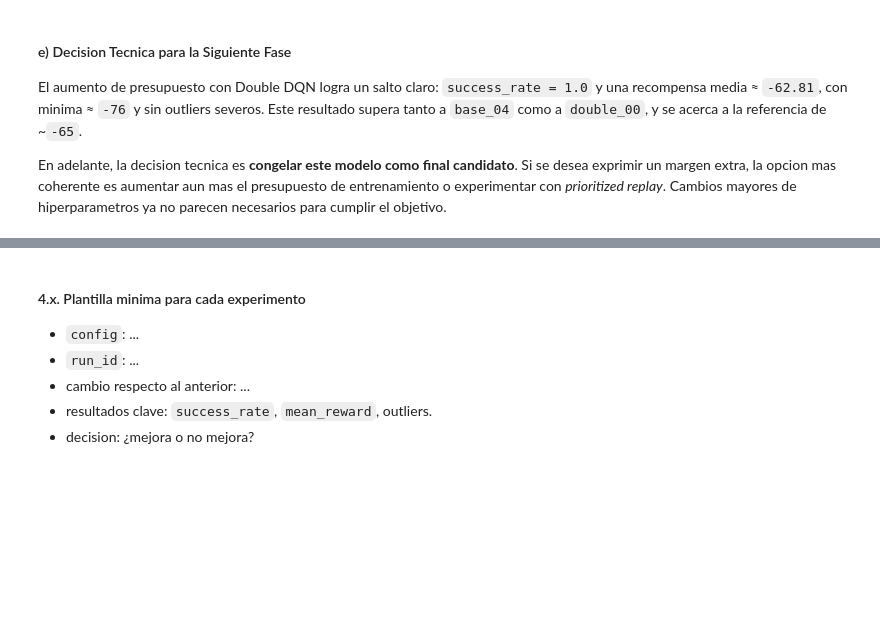
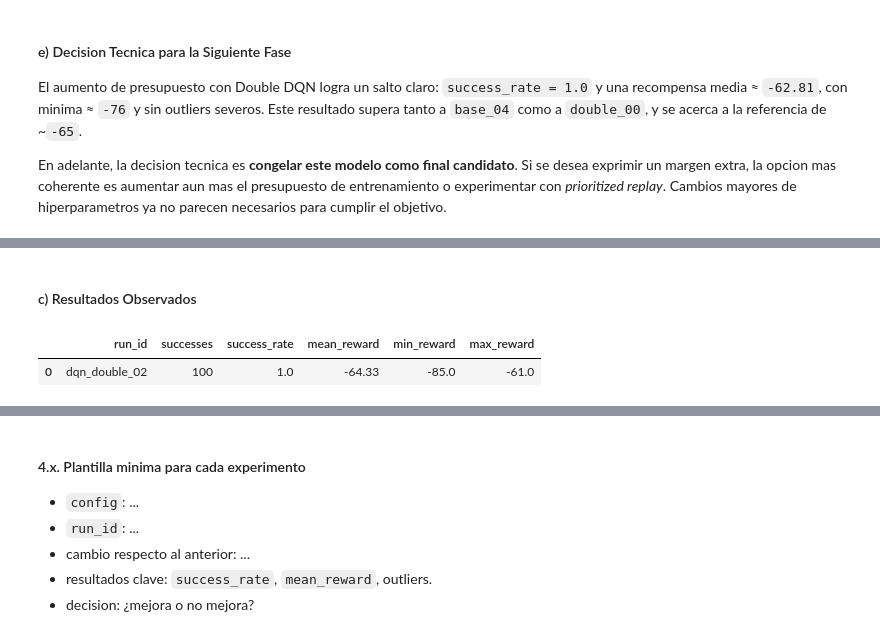
Before and after one commit to fresvel/08MIAR_PROYECTO, a Jupyter notebook: main.ipynb, the cells around one changed output, grey strips where cells are left out. Drawn from its saved outputs; the diff is of its cells as text; code cells hidden in the pictures; blank space fills up the shorter version.

Commit message:
Resultados 2M

```diff
--- a/main.ipynb
+++ b/main.ipynb
@@ -1483,0 +1524,17 @@ Solo si se busca mejorar mas alla de ~`-63`, se propone: (i) aumentar `nb_steps`
+# %% [markdown]
+#### c) Resultados Observados
+# %%
+double_high2_summary = pd.DataFrame([
+    {
+        'run_id': DOUBLE_HIGH2_RUN_ID,
+        'successes': double_high2_metrics.get('successes'),
+        'success_rate': double_high2_metrics.get('success_rate'),
+        'mean_reward': double_high2_metrics.get('mean_reward'),
+        'min_reward': min(double_high2_metrics.get('rewards', []) or [None]),
+        'max_reward': max(double_high2_metrics.get('rewards', []) or [None]),
+    }
+])
+double_high2_summary
+# %% [output]
+|  | run_id | successes | success_rate | mean_reward | min_reward | max_reward |
+| 0 | dqn_double_02 | 100 | 1.0 | -64.33 | -85.0 | -61.0 |
```
Also changed, not shown: parts of 11 cells of this notebook, 15 other files.
